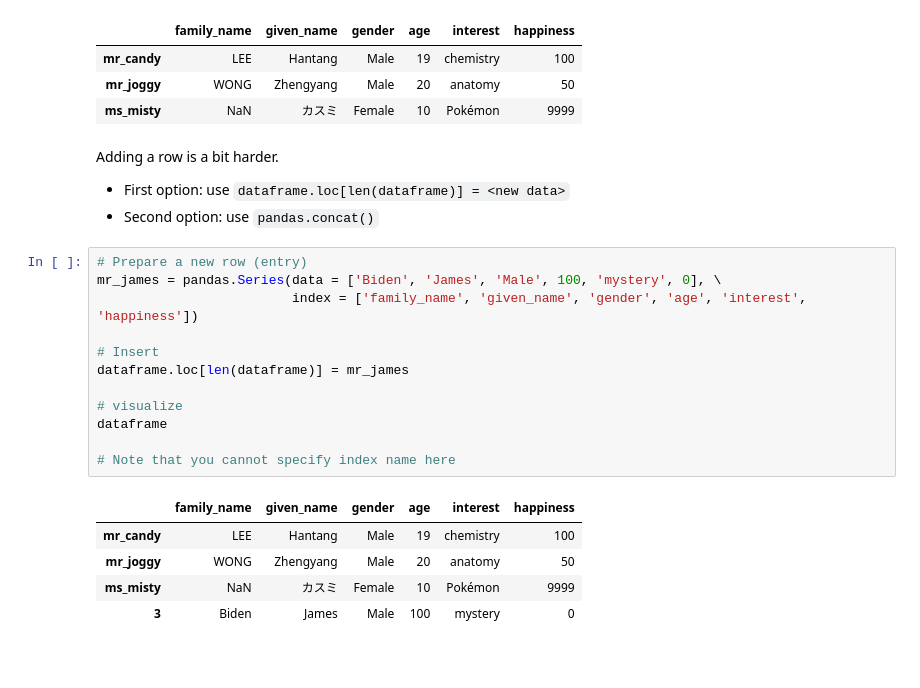
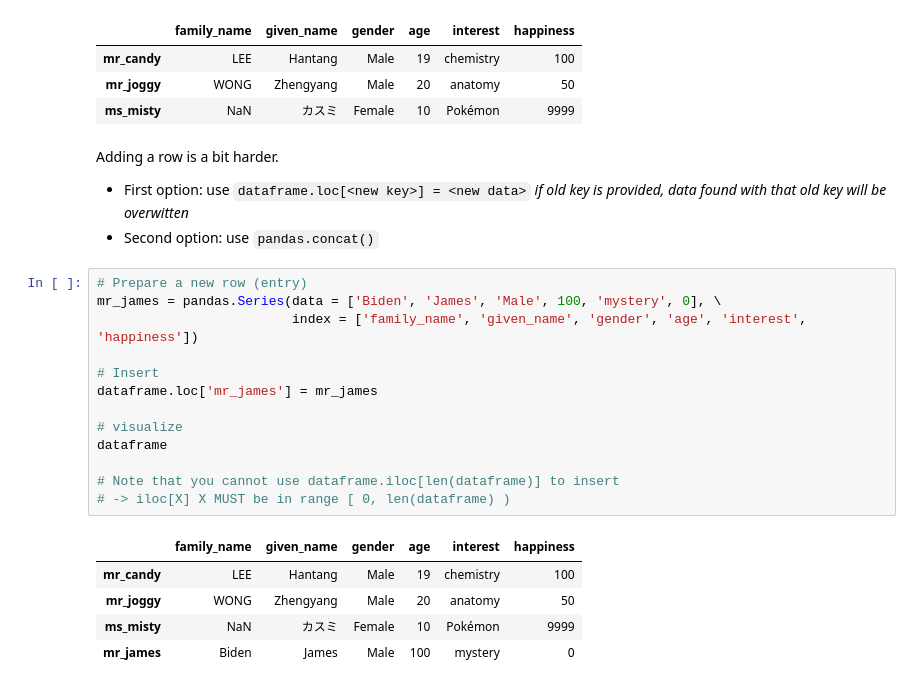
Before and after one commit to ADMINGUOYU/DataProcessing-Python, a Jupyter notebook: NoteBooks/02_pandas.ipynb, the cells around one changed output. Cells and saved outputs as stored; diff of their text form; blank space fills up the shorter version.

Commit message:
Update 02_pandas.ipynb (Dataframe DONE)

```diff
--- a/NoteBooks/02_pandas.ipynb
+++ b/NoteBooks/02_pandas.ipynb
@@ -473,23 +473,24 @@ dataframe
 # %% [markdown]
 Adding a row is a bit harder.
 
-- First option: use `dataframe.loc[len(dataframe)] = <new data>`
+- First option: use `dataframe.loc[<new key>] = <new data>` *if old key is provided, data found with that old key will be overwitten*
 - Second option: use `pandas.concat()`
 # %%
 # Prepare a new row (entry)
 mr_james = pandas.Series(data = ['Biden', 'James', 'Male', 100, 'mystery', 0], \
                          index = ['family_name', 'given_name', 'gender', 'age', 'interest', 'happiness'])
 
 # Insert
-dataframe.loc[len(dataframe)] = mr_james
+dataframe.loc['mr_james'] = mr_james
 
 # visualize
 dataframe
 
-# Note that you cannot specify index name here
+# Note that you cannot use dataframe.iloc[len(dataframe)] to insert
+# -> iloc[X] X MUST be in range [ 0, len(dataframe) )
 # %% [output]
 |  | family_name | given_name | gender | age | interest | happiness |
 | mr_candy | LEE | Hantang | Male | 19 | chemistry | 100 |
 | mr_joggy | WONG | Zhengyang | Male | 20 | anatomy | 50 |
 | ms_misty | NaN | カスミ | Female | 10 | Pokémon | 9999 |
-| 3 | Biden | James | Male | 100 | mystery | 0 |
+| mr_james | Biden | James | Male | 100 | mystery | 0 |
```
Also changed, not shown: parts of 19 cells of this notebook.
